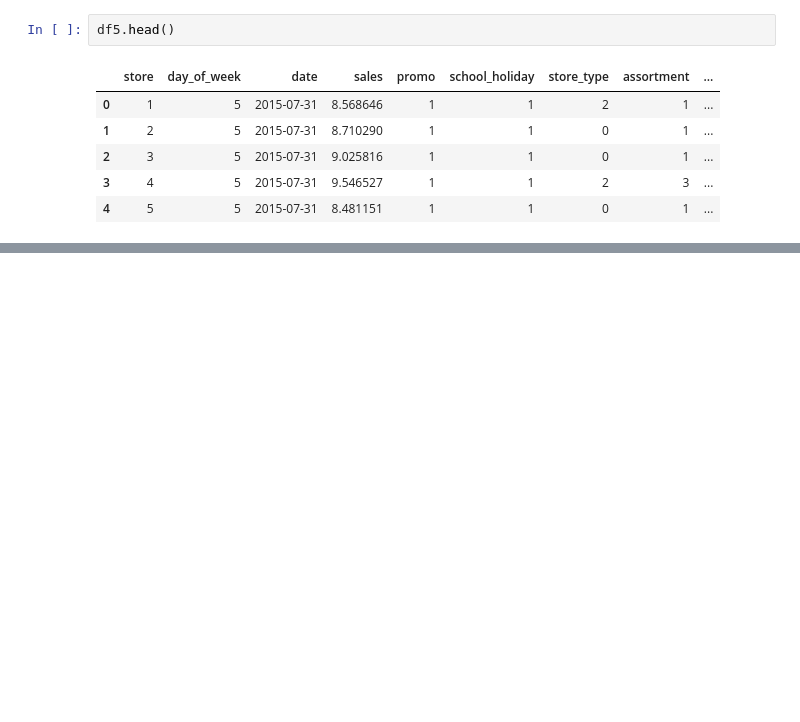
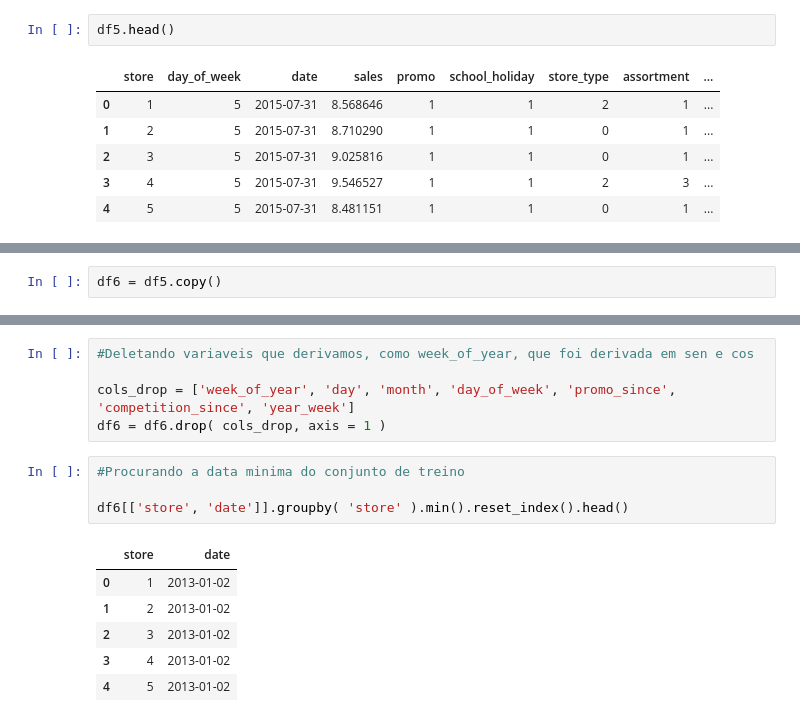
Before and after one commit to GuilhermeRuy97/Data-Science-em-Producao-Meigarom, a Jupyter notebook: data_science_em_producao.ipynb, the cells around one changed output, grey strips where cells are left out. Drawn from its saved outputs; the diff is of its cells as text; blank space fills up the shorter version.

```diff
--- a/data_science_em_producao.ipynb
+++ b/data_science_em_producao.ipynb
@@ -1067,0 +1070,2 @@ df5.head()
+# %%
+df6 = df5.copy()
@@ -1067,0 +1083,16 @@ df5.head()
+# %%
+#Deletando variaveis que derivamos, como week_of_year, que foi derivada em sen e cos
+
+cols_drop = ['week_of_year', 'day', 'month', 'day_of_week', 'promo_since', 'competition_since', 'year_week']
+df6 = df6.drop( cols_drop, axis = 1 )
+# %%
+#Procurando a data minima do conjunto de treino
+
+df6[['store', 'date']].groupby( 'store' ).min().reset_index().head()
+# %% [output]
+|  | store | date |
+| 0 | 1 | 2013-01-02 |
+| 1 | 2 | 2013-01-02 |
+| 2 | 3 | 2013-01-02 |
+| 3 | 4 | 2013-01-02 |
+| 4 | 5 | 2013-01-02 |
```
Also changed, not shown: parts of 22 cells of this notebook.
